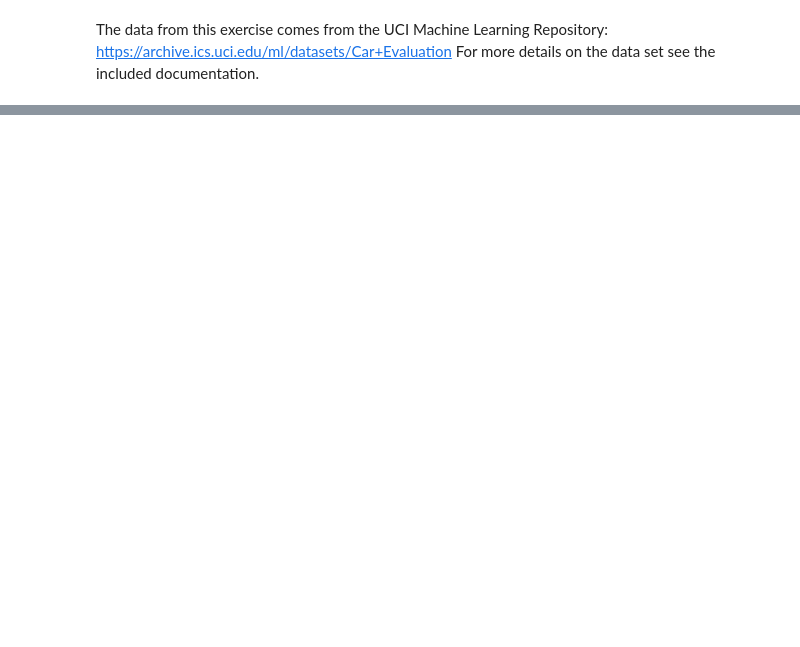
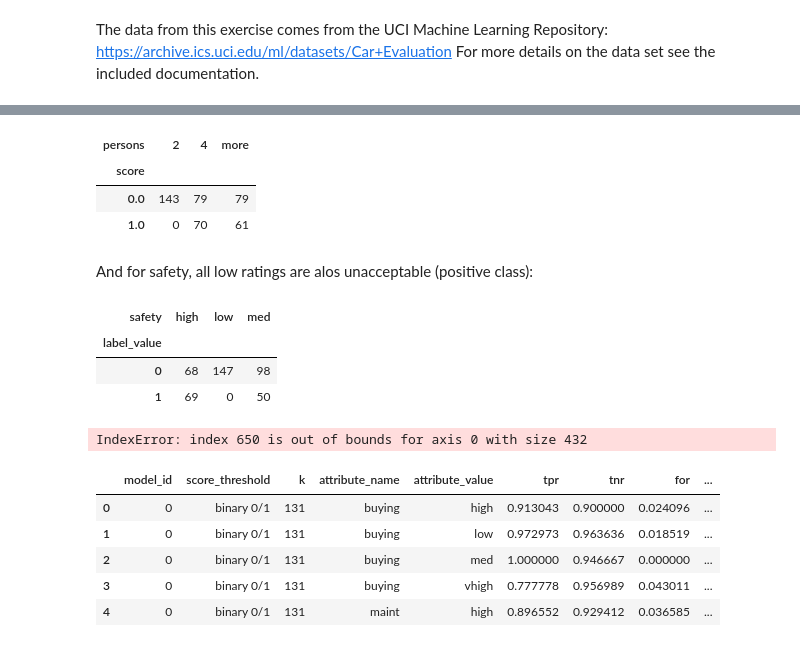
Before and after one commit to nikohunt/udacity-aequitas-exercise, a Jupyter notebook: car_aequitas.ipynb, the cells around one changed output, grey strips where cells are left out. Cells and saved outputs as stored; diff of their text form; code cells hidden in the pictures; blank space fills up the shorter version.

```diff
--- a/car_aequitas.ipynb
+++ b/car_aequitas.ipynb
@@ -33,0 +39,15 @@ KeyError: 'car'
+# %%
+X_train, X_test, y_train, y_test = train_test_split(X, y, test_size=0.25, random_state=23)
+print("X_train shape: ", X_train.shape)
+print("X_test shape: ", X_test.shape)
+
+# Use this later to construct the DataFrame Aequitas requires.
+df_aq = X_test.copy()
+
+ohe = OneHotEncoder(handle_unknown="ignore", sparse=False)
+X_train = ohe.fit_transform(X_train.values)
+X_test = ohe.transform(X_test.values)
+
+lb = LabelBinarizer()
+y_train = label_binarize(y_train.values, classes=['unacc', 'acc']).ravel()
+y_test = label_binarize(y_test.values, classes=['unacc', 'acc']).ravel()
@@ -33,0 +57,9 @@ KeyError: 'car'
+# %%
+lr = LogisticRegression(max_iter=1000)
+lr.fit(X_train, y_train)
+
+scores = lr.predict_proba(X_test)
+pred = lr.predict(X_test)
+
+f1 = f1_score(y_test, pred)
+print(f"F1 score: {f1:.4f}")
@@ -33,0 +83,22 @@ KeyError: 'car'
+# %%
+pd.crosstab(df_aq.score, df_aq.persons)
+# %% [output]
+| persons | 2 | 4 | more |
+| score |  |  |  |
+| 0.0 | 143 | 79 | 79 |
+| 1.0 | 0 | 70 | 61 |
+# %% [markdown]
+And for safety, all low ratings are alos unacceptable (positive class):
+# %%
+pd.crosstab(df_aq.label_value, df_aq.safety)
+# %% [output]
+| safety | high | low | med |
+| label_value |  |  |  |
+| 0 | 68 | 147 | 98 |
+| 1 | 69 | 0 | 50 |
+# %%
+# select predictions where
+y_test_person_eq_2 = y_test[df_aq.loc[df_aq.persons == "2"].index]
+y_pred_person_eq_2 = pred[df_aq.loc[df_aq.persons == "2"].index]
+# %% [output]
+IndexError: index 650 is out of bounds for axis 0 with size 432
@@ -33,0 +108,12 @@ KeyError: 'car'
+# %%
+# Run Aequitas.
+group = Group()
+xtab, idxs = group.get_crosstabs(df_aq)
+xtab.head()
+# %% [output]
+|  | model_id | score_threshold | k | attribute_name | attribute_value | tpr | tnr | for | ... |
+| 0 | 0 | binary 0/1 | 131 | buying | high | 0.913043 | 0.900000 | 0.024096 | ... |
+| 1 | 0 | binary 0/1 | 131 | buying | low | 0.972973 | 0.963636 | 0.018519 | ... |
+| 2 | 0 | binary 0/1 | 131 | buying | med | 1.000000 | 0.946667 | 0.000000 | ... |
+| 3 | 0 | binary 0/1 | 131 | buying | vhigh | 0.777778 | 0.956989 | 0.043011 | ... |
+| 4 | 0 | binary 0/1 | 131 | maint | high | 0.896552 | 0.929412 | 0.036585 | ... |
```
Also changed, not shown: parts of 16 cells of this notebook.
